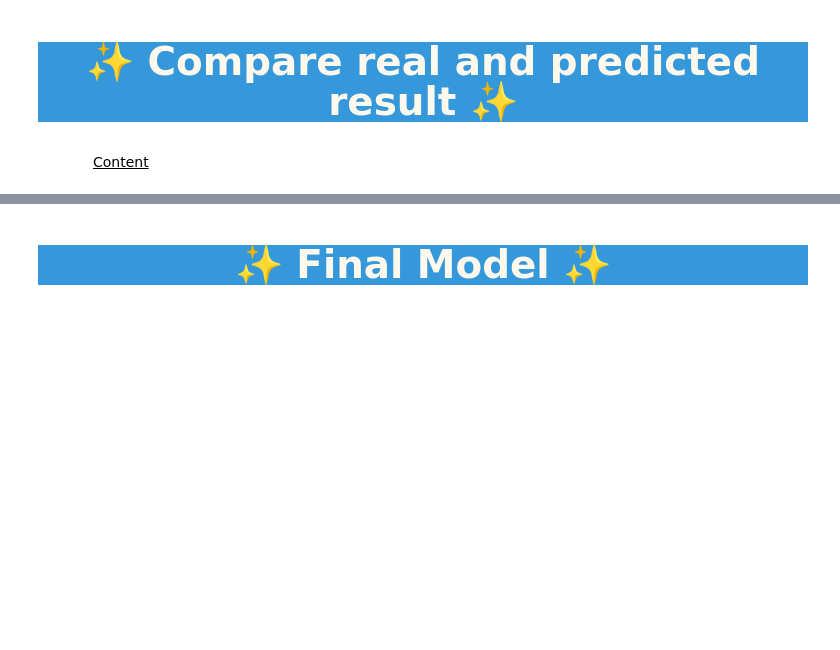
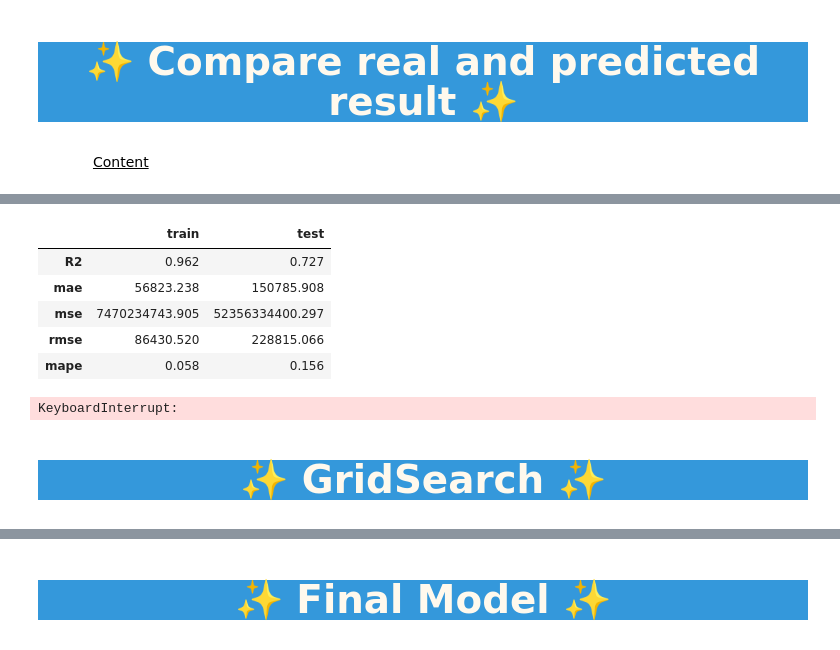
Before and after one commit to huseyincenik/machine_learning, a Jupyter notebook: Project/melbourne_house_price_regression_exploration/🏡Melbourne House Price Regression Exploration 📈.ipynb, the cells around one changed output, grey strips where cells are left out. Saved outputs shown, nothing was run; the diff lists cells and outputs as text; code cells hidden in the pictures; blank space fills up the shorter version.

```diff
--- a/Project/melbourne_house_price_regression_exploration/🏡Melbourne House Price Regression Exploration 📈.ipynb
+++ b/Project/melbourne_house_price_regression_exploration/🏡Melbourne House Price Regression Exploration 📈.ipynb
@@ -3852,0 +3876,10 @@ plt.show()
+# %%
+from sklearn.pipeline import Pipeline
+from sklearn.ensemble import RandomForestRegressor
+
+operations = [("OneHot_Encoder", column_trans),
+              ("RF_model", RandomForestRegressor(random_state=42))]
+
+random_model = Pipeline(steps=operations)
+
+random_model.fit(X_train, y_train)
@@ -3852,0 +3901,34 @@ plt.show()
+# %%
+train_val(random_model, X_train, y_train, X_test, y_test)
+# %% [output]
+|  | train | test |
+| R2 | 0.962 | 0.727 |
+| mae | 56823.238 | 150785.908 |
+| mse | 7470234743.905 | 52356334400.297 |
+| rmse | 86430.520 | 228815.066 |
+| mape | 0.058 | 0.156 |
+# %%
+from sklearn.model_selection import cross_validate
+
+operations = [("OneHot_Encoder", column_trans),
+              ("RF_model", RandomForestRegressor(random_state=42))]
+
+model = Pipeline(steps=operations)
+
+scores = cross_validate(model,
+                        X_train,
+                        y_train,
+                        scoring=['r2',
+                                 'neg_mean_absolute_error',
+                                 'neg_mean_squared_error',
+                                 'neg_root_mean_squared_error',
+                                 'neg_mean_absolute_percentage_error'],
+                        cv =10,
+                        return_train_score=True)
+df_scores = pd.DataFrame(scores)
+df_scores.mean()[2:]
+# %% [output]
+KeyboardInterrupt:
+# %% [markdown]
+<a id="part_5_decision_gridsearch"></a>
+# <p style="background-color:#3498DB; font-family:newtimeroman;color:#FFF9ED; font-size:150%; text-align:center; border-radius: 15px 50px;"> ✨ GridSearch ✨</p>
```
Also changed, not shown: parts of 25 cells of this notebook.
